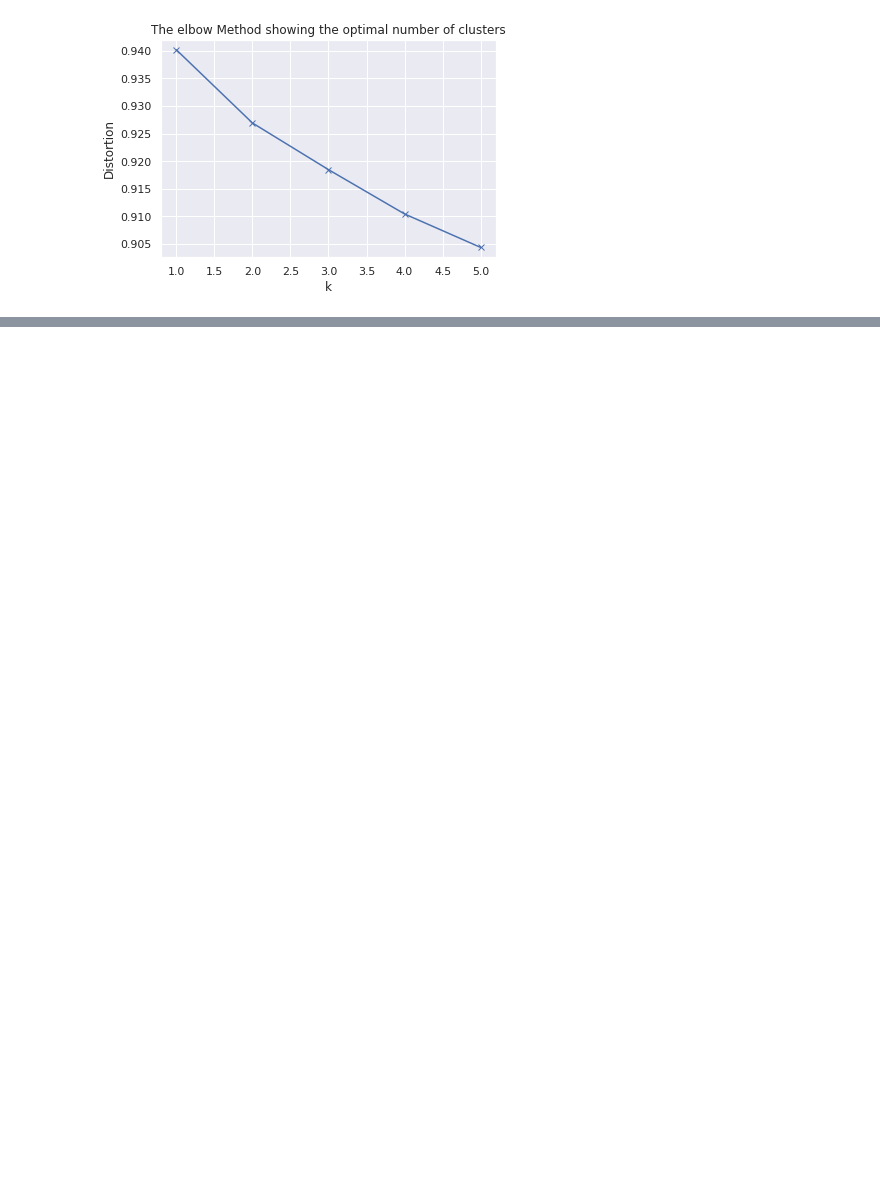
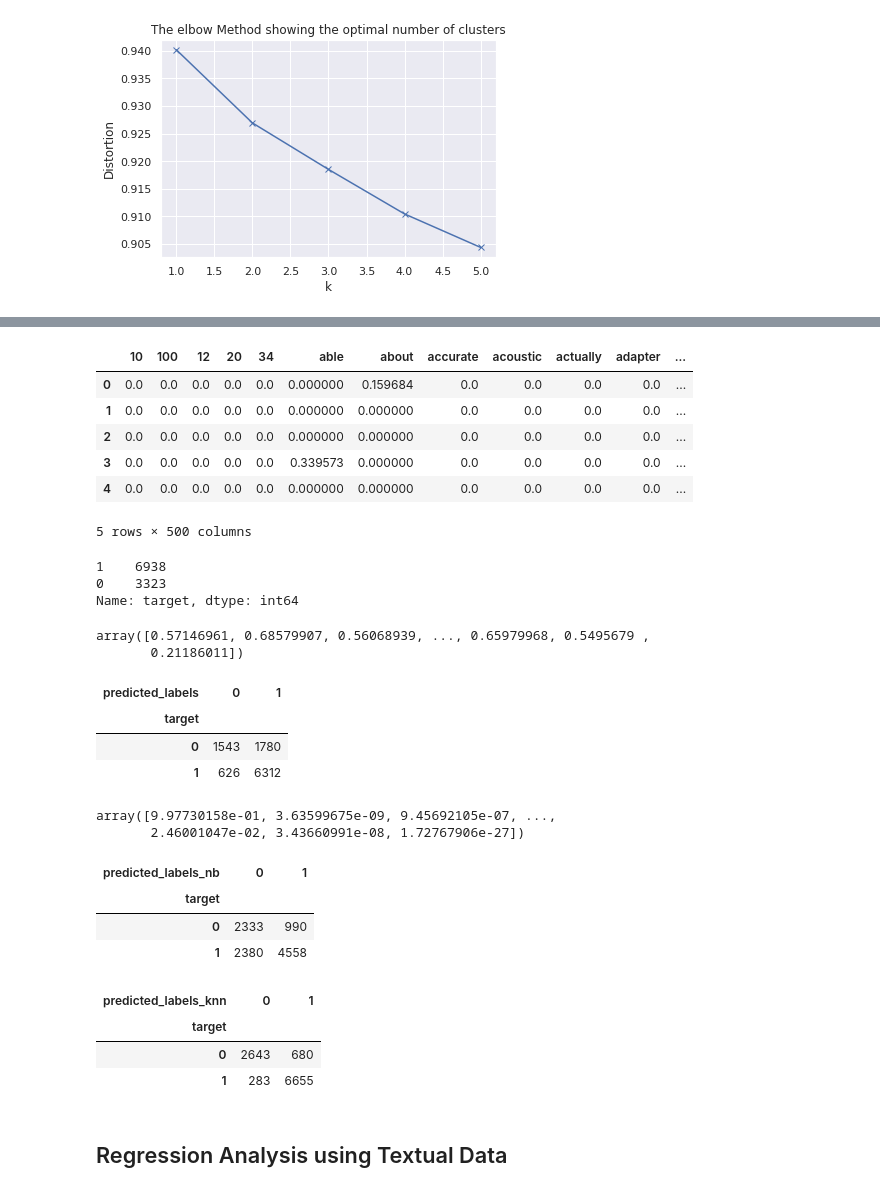
Before and after one commit to kemaladamr/NLP_Fundamentals, a Jupyter notebook: Developing_Text_Cassifier.ipynb, the cells around one changed output, grey strips where cells are left out. Saved outputs shown, nothing was run; the diff lists cells and outputs as text; code cells hidden in the pictures; blank space fills up the shorter version.

```diff
--- a/Developing_Text_Cassifier.ipynb
+++ b/Developing_Text_Cassifier.ipynb
@@ -213,0 +221,4 @@ plt.show()
+# %%
+review_data = pd.read_json('/content/drive/MyDrive/Colab Notebooks/NLP-PACKT/reviews_Musical_Instruments_5.json',
+                           lines=True)
+review_data[['reviewText', 'overall']].head()
@@ -213,0 +232,6 @@ plt.show()
+# %%
+lemmatizer = WordNetLemmatizer()
+review_data['cleaned_review_text'] = review_data['reviewText'].apply(\
+    lambda x: ' '.join([lemmatizer.lemmatize(word.lower()) \
+                        for word in word_tokenize(re.sub(r'([^\s\w]|_)+',
+                                                        ' ', str(x)))]))
@@ -213,0 +247,68 @@ plt.show()
+# %%
+tfidf_model = TfidfVectorizer(max_features=500)
+tfidf_df = pd.DataFrame(tfidf_model.fit_transform(
+    review_data['cleaned_review_text']).todense())
+tfidf_df.columns = sorted(tfidf_model.vocabulary_)
+tfidf_df.head()
+# %% [output]
+|  | 10 | 100 | 12 | 20 | 34 | able | about | accurate | acoustic | actually | adapter | ... |
+| 0 | 0.0 | 0.0 | 0.0 | 0.0 | 0.0 | 0.000000 | 0.159684 | 0.0 | 0.0 | 0.0 | 0.0 | ... |
+| 1 | 0.0 | 0.0 | 0.0 | 0.0 | 0.0 | 0.000000 | 0.000000 | 0.0 | 0.0 | 0.0 | 0.0 | ... |
+| 2 | 0.0 | 0.0 | 0.0 | 0.0 | 0.0 | 0.000000 | 0.000000 | 0.0 | 0.0 | 0.0 | 0.0 | ... |
+| 3 | 0.0 | 0.0 | 0.0 | 0.0 | 0.0 | 0.339573 | 0.000000 | 0.0 | 0.0 | 0.0 | 0.0 | ... |
+| 4 | 0.0 | 0.0 | 0.0 | 0.0 | 0.0 | 0.000000 | 0.000000 | 0.0 | 0.0 | 0.0 | 0.0 | ... |
+5 rows × 500 columns
+# %%
+review_data['target'] = review_data['overall'].apply(lambda x: 0 if x<=4 else 1)
+review_data['target'].value_counts()
+# %% [output]
+1    6938
+0    3323
+Name: target, dtype: int64
+# %%
+from sklearn.linear_model import LogisticRegression
+logreg = LogisticRegression()
+logreg.fit(tfidf_df, review_data['target'])
+predicted_labels = logreg.predict(tfidf_df)
+logreg.predict_proba(tfidf_df)[:,1]
+# %% [output]
+array([0.57146961, 0.68579907, 0.56068939, ..., 0.65979968, 0.5495679 ,
+       0.21186011])
+# %%
+review_data['predicted_labels'] = predicted_labels
+pd.crosstab(review_data['target'], review_data['predicted_labels'])
+# %% [output]
+| predicted_labels | 0 | 1 |
+| target |  |  |
+| 0 | 1543 | 1780 |
+| 1 | 626 | 6312 |
+# %%
+from sklearn.naive_bayes import GaussianNB
+nb = GaussianNB()
+nb.fit(tfidf_df, review_data['target'])
+predicted_labels = nb.predict(tfidf_df)
+nb.predict_proba(tfidf_df)[:,1]
+# %% [output]
+array([9.97730158e-01, 3.63599675e-09, 9.45692105e-07, ...,
+       2.46001047e-02, 3.43660991e-08, 1.72767906e-27])
+# %%
+review_data['predicted_labels_nb'] = predicted_labels
+pd.crosstab(review_data['target'], review_data['predicted_labels_nb'])
+# %% [output]
+| predicted_labels_nb | 0 | 1 |
+| target |  |  |
+| 0 | 2333 | 990 |
+| 1 | 2380 | 4558 |
+# %%
+from sklearn.neighbors import KNeighborsClassifier
+knn = KNeighborsClassifier(n_neighbors=3)
+knn.fit(tfidf_df, review_data['target'])
+review_data['predicted_labels_knn'] = knn.predict(tfidf_df)
+pd.crosstab(review_data['target'], review_data['predicted_labels_knn'])
+# %% [output]
+| predicted_labels_knn | 0 | 1 |
+| target |  |  |
+| 0 | 2643 | 680 |
+| 1 | 283 | 6655 |
+# %% [markdown]
+## Regression Analysis using Textual Data
```
Also changed, not shown: parts of 22 cells of this notebook.
